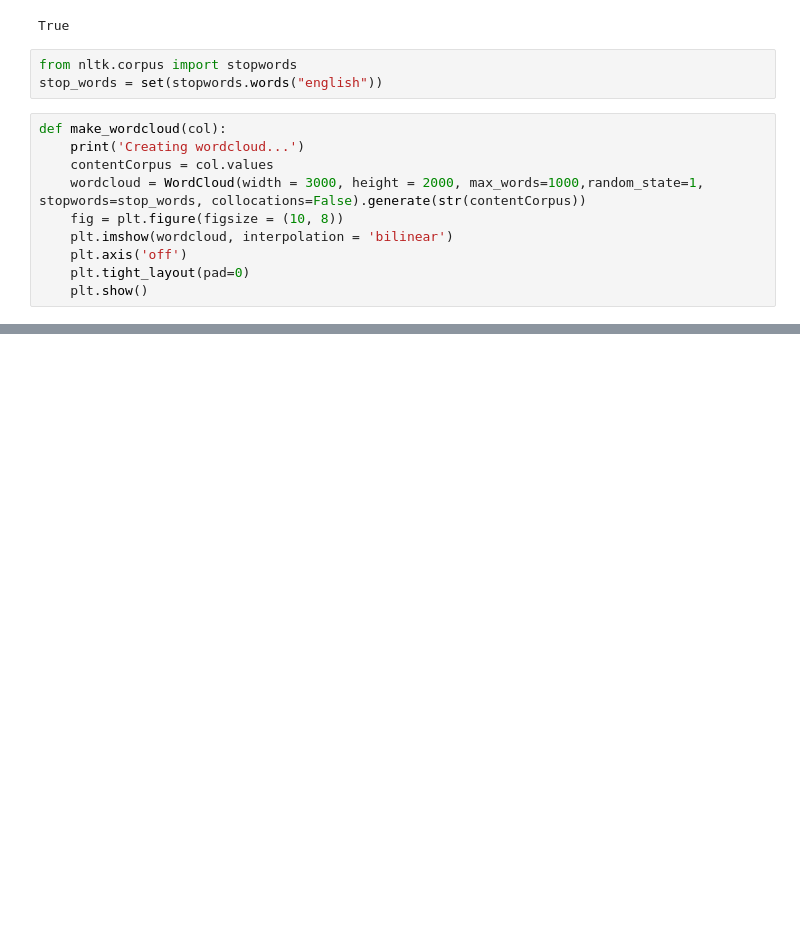
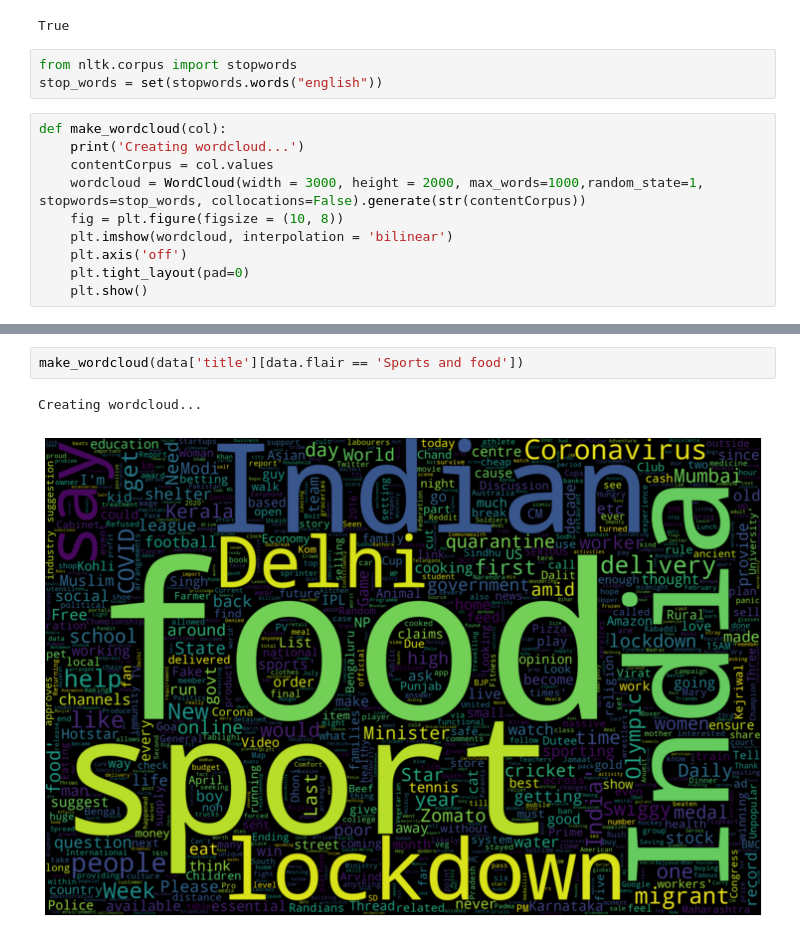
Before and after one commit to somya22/Reddit-Flair-Detection, a Jupyter notebook: EDA.ipynb, the cells around one changed output, grey strips where cells are left out. Saved outputs shown, nothing was run; the diff lists cells and outputs as text; blank space fills up the shorter version.

```diff
--- a/EDA.ipynb
+++ b/EDA.ipynb
@@ -129 +133,6 @@ Creating wordcloud...
+# %%
+make_wordcloud(data['title'][data.flair == 'Sports and food'])
+# %% [output]
+Creating wordcloud...
+[figure, added]
 # %%
```
Also changed, not shown: parts of 10 cells of this notebook, 2 other files.
